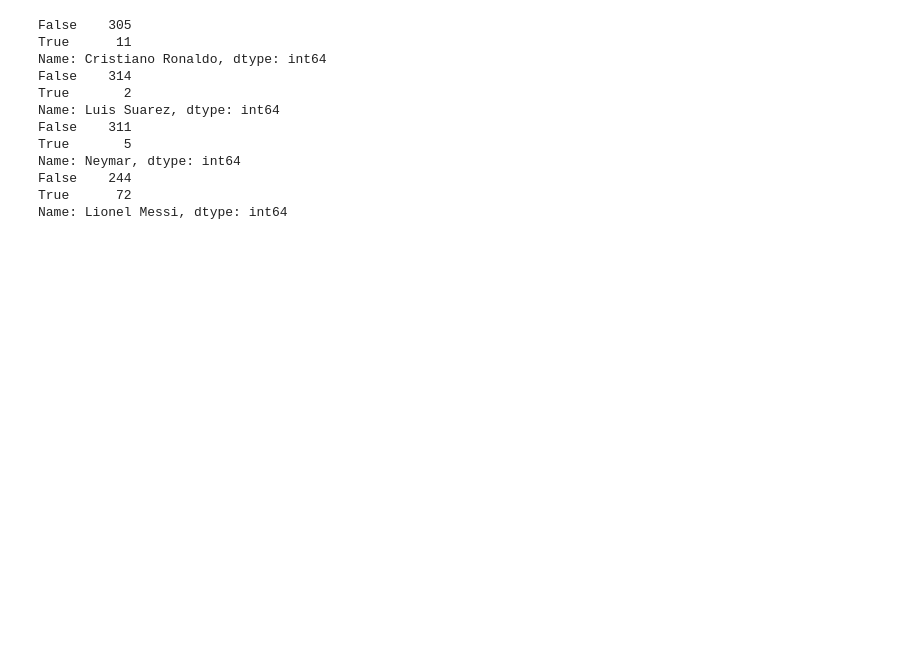
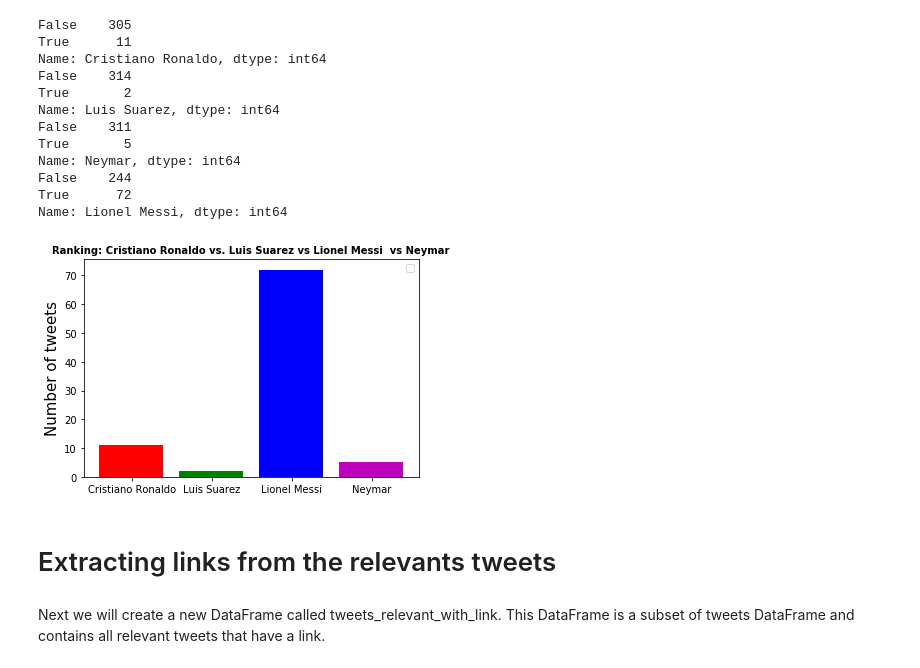
Before and after one commit to shahud1/PyAllEars, a Jupyter notebook: twitter_Streaming_API/Tweet_Mining and deep analyze/Tweet Mining and Analyzing.ipynb, the cells around one changed output. Saved outputs shown, nothing was run; the diff lists cells and outputs as text; code cells hidden in the pictures; blank space fills up the shorter version.

Commit message:
Extracting Link Feature
+Extracting Link Feature
+accurate result

```diff
--- a/twitter_Streaming_API/Tweet_Mining and deep analyze/Mining and Analyzing data.ipynb
+++ b/twitter_Streaming_API/Tweet_Mining and deep analyze/Tweet Mining and Analyzing.ipynb
@@ -174,3 +196,24 @@ Name: Neymar, dtype: int64
 False    244
 True      72
 Name: Lionel Messi, dtype: int64
+# %%
+R_tweets_by_Fb_player = [tweets[tweets['relevant'] == True]['Cristiano Ronaldo'].value_counts()[True],
+                      tweets[tweets['relevant'] == True]['Luis Suarez'].value_counts()[True],
+                       tweets[tweets['relevant'] == True]['Lionel Messi'].value_counts()[True],
+                      tweets[tweets['relevant'] == True]['Neymar'].value_counts()[True],
+                     ]
+x_pos = list(range(len(R_tweets_by_Fb_player)))
+width = 0.8
+fig, ax = plt.subplots()
+plt.legend(R_tweets_by_Fb_player)
+plt.bar(x_pos, R_tweets_by_Fb_player, width,alpha=1,color=pack_color)
+# Setting axis labels and ticks
+ax.set_ylabel('Number of tweets', fontsize=15)
+ax.set_title('Ranking: Cristiano Ronaldo vs. Luis Suarez vs Lionel Messi  vs Neymar', fontsize=10, fontweight='bold')
+ax.set_xticks([p + 0.01 * width for p in x_pos])
+ax.set_xticklabels(Fb_player)
+plt.show()
+# %% [output]
+[figure, added]
+# %% [markdown]
+# Extracting links from the relevants tweets
@@ -176,0 +229,2 @@ Name: Lionel Messi, dtype: int64
+# %% [markdown]
+Next we will create a new DataFrame called tweets_relevant_with_link. This DataFrame is a subset of tweets DataFrame and contains all relevant tweets that have a link.
```
Also changed, not shown: parts of 9 cells of this notebook, 2 other files.
